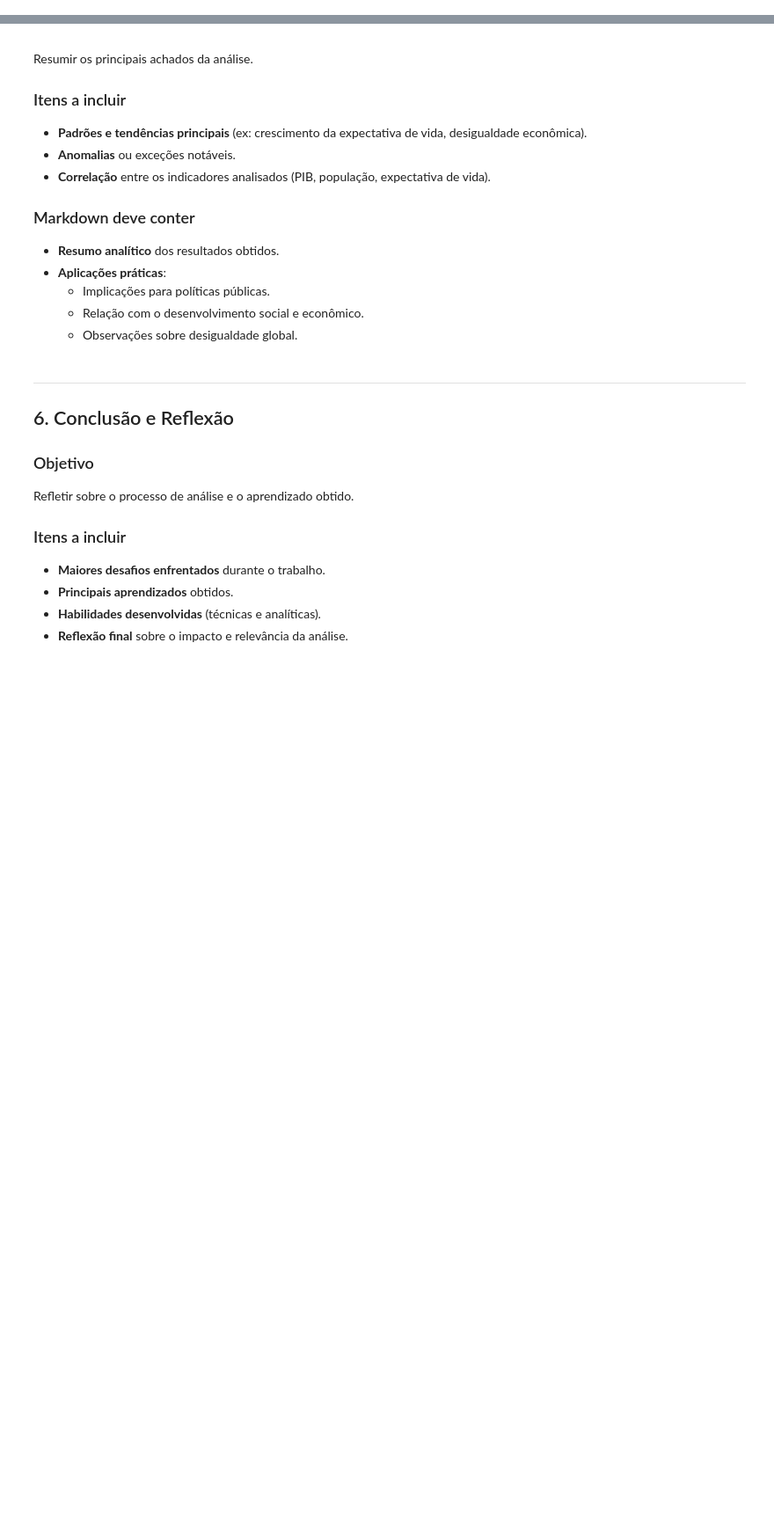
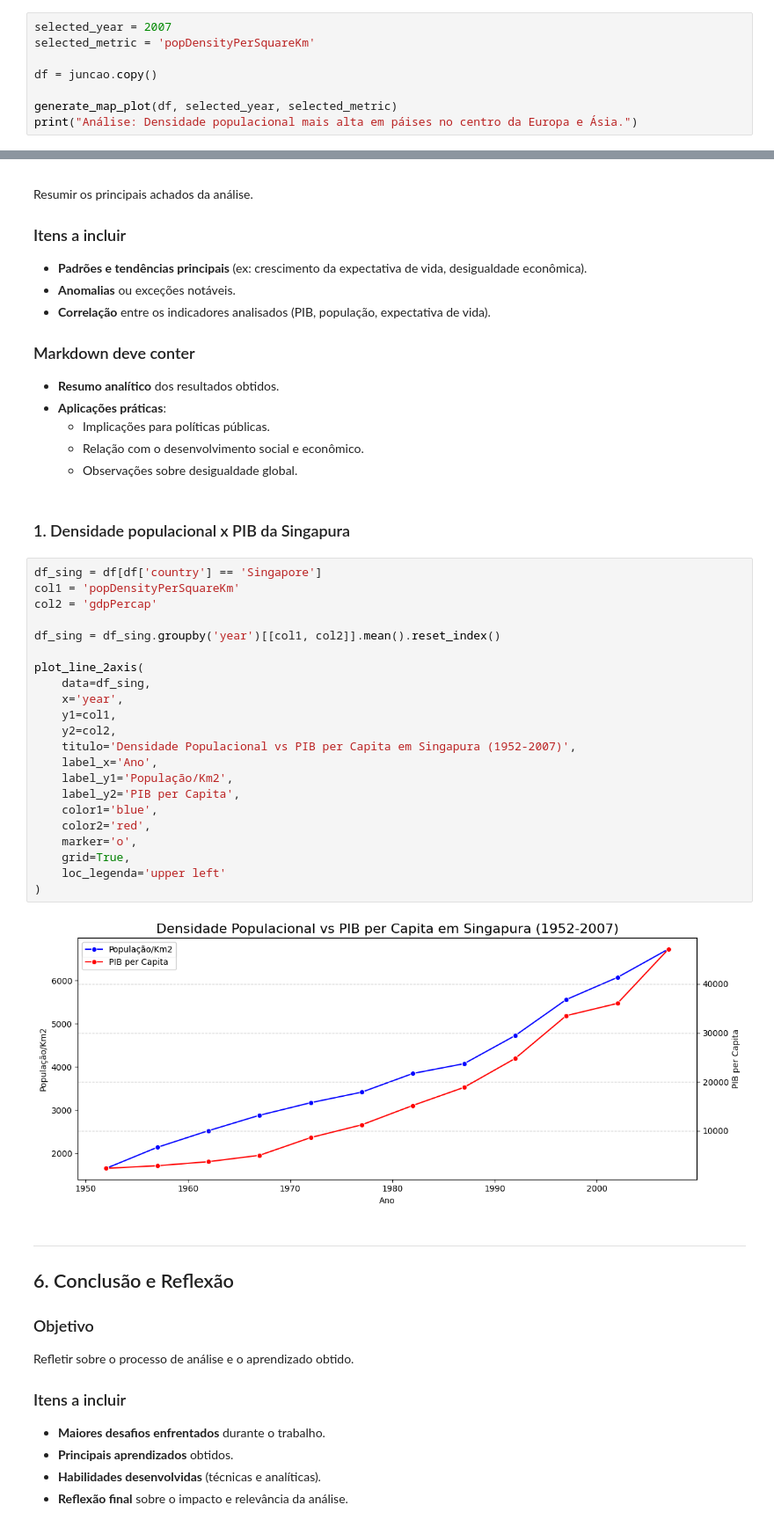
Before and after one commit to brunobgcardoso/avaliacao-python-ciencia-dados, a Jupyter notebook: src/Projeto.ipynb, the cells around one changed output, grey strips where cells are left out. Shown at 88% size. Drawn from its saved outputs; the diff is of its cells as text; blank space fills up the shorter version.

```diff
--- a/src/Projeto.ipynb
+++ b/src/Projeto.ipynb
@@ -1862,0 +2135,8 @@ plot_scatter(
+# %%
+selected_year = 2007
+selected_metric = 'popDensityPerSquareKm'
+
+df = juncao.copy()
+
+generate_map_plot(df, selected_year, selected_metric)
+print("Análise: Densidade populacional mais alta em páises no centro da Europa e Ásia.")
@@ -1890,6 +2173,32 @@ Resumir os principais achados da análise.
   - Implicações para políticas públicas.
   - Relação com o desenvolvimento social e econômico.
   - Observações sobre desigualdade global.
+# %% [markdown]
+### 1. Densidade populacional x PIB da Singapura
+# %%
+df_sing = df[df['country'] == 'Singapore']
+col1 = 'popDensityPerSquareKm'
+col2 = 'gdpPercap'
+
+df_sing = df_sing.groupby('year')[[col1, col2]].mean().reset_index()
+
+plot_line_2axis(
+    data=df_sing,
+    x='year',
+    y1=col1,
+    y2=col2,
+    titulo='Densidade Populacional vs PIB per Capita em Singapura (1952-2007)',
+    label_x='Ano',
+    label_y1='População/Km2',
+    label_y2='PIB per Capita',
+    color1='blue',
+    color2='red',
+    marker='o',
+    grid=True,
+    loc_legenda='upper left'
+)
+# %% [output]
+[figure, added]
 # %% [markdown]
 ---
 ## 6. Conclusão e Reflexão
```
Also changed, not shown: parts of 9 cells of this notebook.
